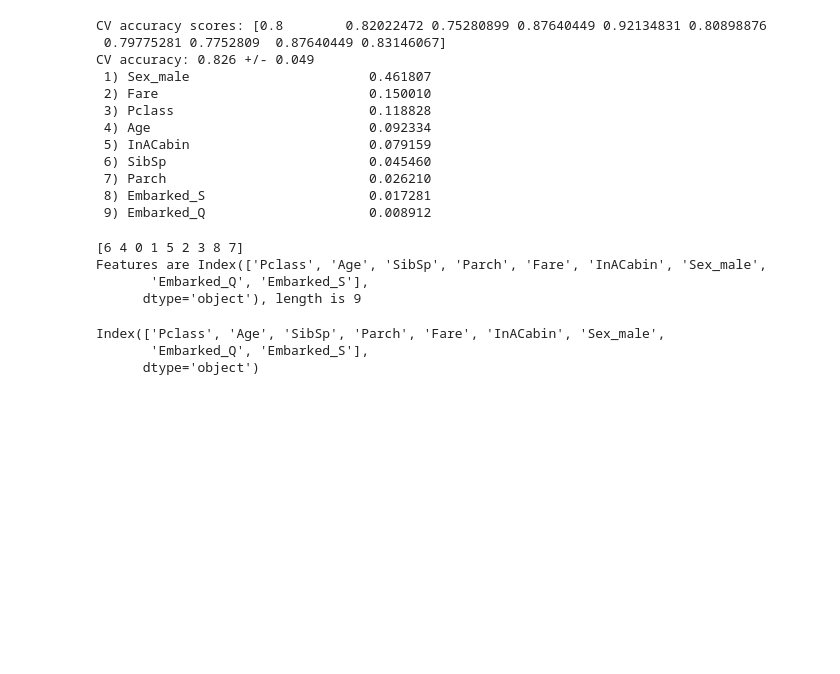
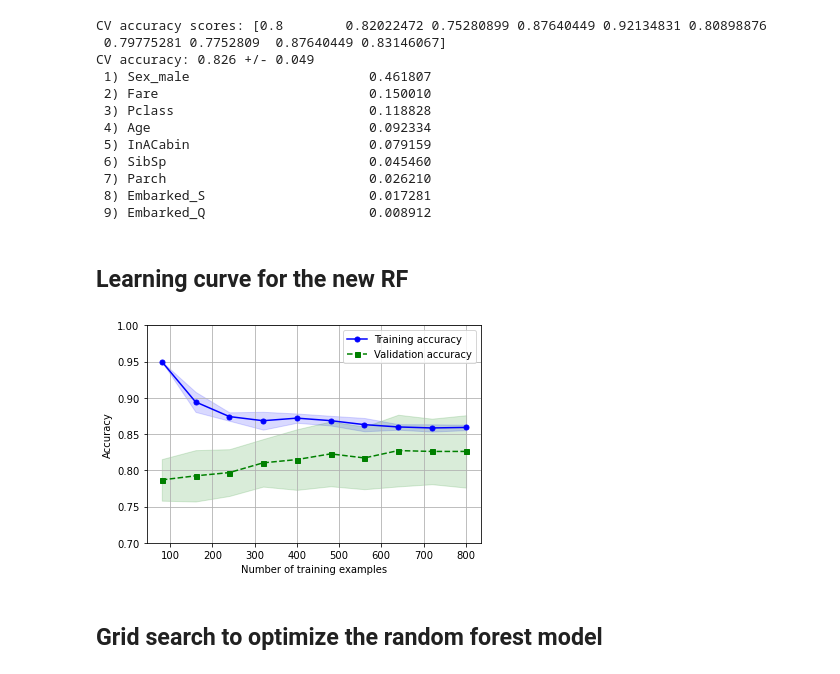
Before and after one commit to zixizhao/Titanic, a Jupyter notebook: titanic.ipynb, the cells around one changed output. Cells and saved outputs as stored; diff of their text form; code cells hidden in the pictures; blank space fills up the shorter version.

Commit message:
Random Forest new model with added features

```diff
--- a/titanic.ipynb
+++ b/titanic.ipynb
@@ -23,10 +20,12 @@ for dirname, _, filenames in os.walk('/kaggle/input'):
 # %% [markdown]
 # Random Forest from the Tutorial
 # %%
-train_data = pd.read_csv("/kaggle/input/titanic/train.csv")
+#train_data = pd.read_csv("/kaggle/input/titanic/train.csv")
+train_data = pd.read_csv("train.csv")
 train_data.head()
 
-test_data = pd.read_csv("/kaggle/input/titanic/test.csv")
+#test_data = pd.read_csv("/kaggle/input/titanic/test.csv")
+test_data = pd.read_csv("test.csv")
 test_data.head()
 # %% [output]
 |  | PassengerId | Pclass | Name | Sex | Age | SibSp | Parch | Ticket | Fare | Cabin | ... |
@@ -222,6 +221,7 @@ The orgininal model so far uses the original form of 4 features: class, sex, sib
 train_data['InACabin']=train_data['Cabin'].apply(lambda x: 0 if pd.isna(x) else 1)
 Features = ['Pclass','Sex','Age', 'SibSp','Parch','Fare','Cabin','Embarked','InACabin']
 X_add =pd.get_dummies(train_data[Features])
+y = train_data["Survived"]
 print('Training data size is',X.shape)
 X_add.head()
 # %% [output]
@@ -287,17 +287,50 @@ CV accuracy: 0.826 +/- 0.049
  7) Parch                          0.026210
  8) Embarked_S                     0.017281
  9) Embarked_Q                     0.008912
-# %%
-print(indices)
-print('Features are %s, length is %d'%(feat_labels,len(feat_labels)))
-# %% [output]
-[6 4 0 1 5 2 3 8 7]
-Features are Index(['Pclass', 'Age', 'SibSp', 'Parch', 'Fare', 'InACabin', 'Sex_male',
-       'Embarked_Q', 'Embarked_S'],
-      dtype='object'), length is 9
-# %%
-X_add.columns
-# %% [output]
-Index(['Pclass', 'Age', 'SibSp', 'Parch', 'Fare', 'InACabin', 'Sex_male',
-       'Embarked_Q', 'Embarked_S'],
-      dtype='object')
+# %% [markdown]
+## Learning curve for the new RF
+# %%
+from sklearn.model_selection import learning_curve
+model_add = RandomForestClassifier(n_estimators=100, max_depth=5, random_state=1)
+train_sizes, train_scores, test_scores = learning_curve(estimator = model_add,
+                                                       X=X_add,
+                                                       y=y,
+                                                       train_sizes = np.linspace(0.1,1,10),
+                                                       cv=10,
+                                                       n_jobs = 1)
+
+train_mean = np.mean(train_scores,axis=1)
+train_std = np.std(train_scores,axis = 1)
+test_mean = np.mean(test_scores,axis = 1)
+test_std = np.std(test_scores,axis = 1)
+
+from matplotlib import pyplot as plt
+plt.plot(train_sizes, train_mean,
+         color = 'blue',marker = 'o',
+        markersize = 5, label = 'Training accuracy')
+
+plt.fill_between(train_sizes,
+                train_mean + train_std,
+                train_mean - train_std,
+                alpha = 0.15, color = 'blue')
+
+plt.plot(train_sizes, test_mean,
+         color = 'green',marker = 's',
+         markersize = 5, linestyle = '--',
+         label = 'Validation accuracy')
+
+plt.fill_between(train_sizes,
+                test_mean + test_std,
+                test_mean - test_std,
+                alpha = 0.15, color = 'green')
+
+plt.grid()
+plt.xlabel('Number of training examples')
+plt.ylabel('Accuracy')
+plt.legend(loc = 'best')
+plt.ylim([0.7,1])
+plt.show()
+# %% [output]
+[figure, added]
+# %% [markdown]
+## Grid search to optimize the random forest model
```
Also changed, not shown: parts of 5 cells of this notebook.
